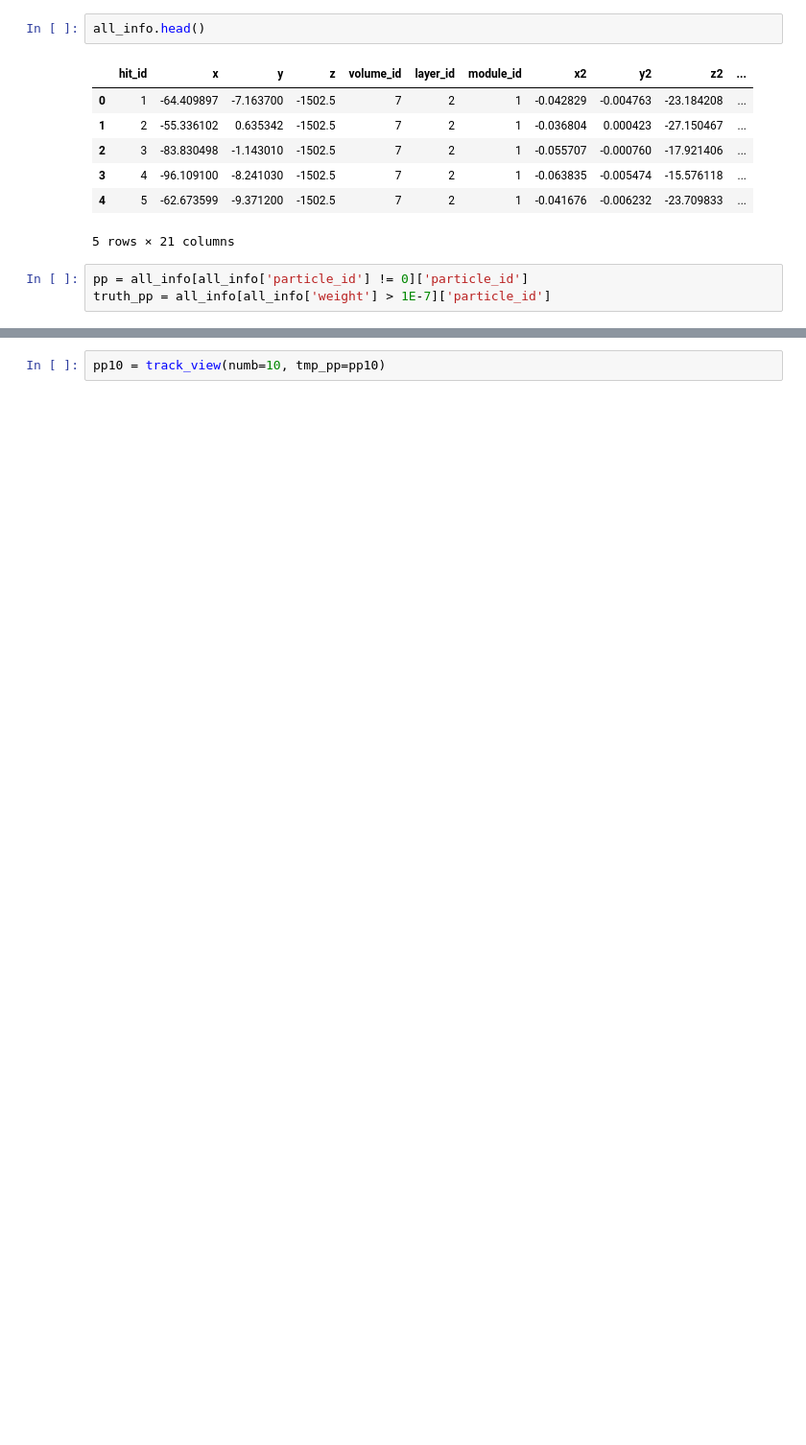
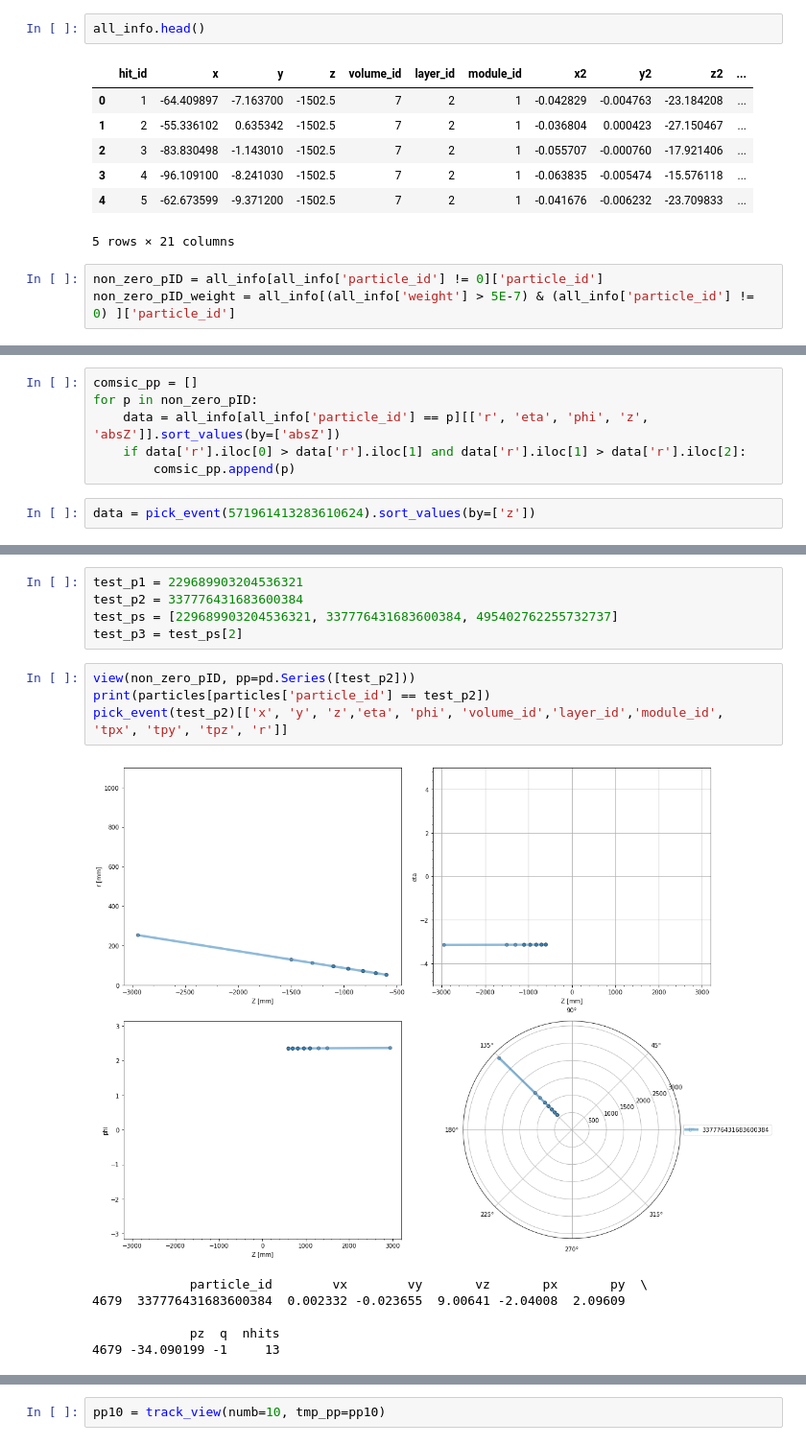
Before and after one commit to xju2/trackingML, a Jupyter notebook: simplePytorch.ipynb, the cells around one changed output, grey strips where cells are left out. Shown at 96% size. Saved outputs shown, nothing was run; the diff lists cells and outputs as text; blank space fills up the shorter version.

```diff
--- a/simplePytorch.ipynb
+++ b/simplePytorch.ipynb
@@ -109,5 +131,5 @@ all_info.head()
 | 4 | 5 | -62.673599 | -9.371200 | -1502.5 | 7 | 2 | 1 | -0.041676 | -0.006232 | -23.709833 | ... |
 5 rows × 21 columns
 # %%
-pp = all_info[all_info['particle_id'] != 0]['particle_id']
-truth_pp = all_info[all_info['weight'] > 1E-7]['particle_id']
+non_zero_pID = all_info[all_info['particle_id'] != 0]['particle_id']
+non_zero_pID_weight = all_info[(all_info['weight'] > 5E-7) & (all_info['particle_id'] != 0) ]['particle_id']
@@ -116,0 +140,8 @@ loc = plticker.MultipleLocator(base=200)
+# %%
+comsic_pp = []
+for p in non_zero_pID:
+    data = all_info[all_info['particle_id'] == p][['r', 'eta', 'phi', 'z', 'absZ']].sort_values(by=['absZ'])
+    if data['r'].iloc[0] > data['r'].iloc[1] and data['r'].iloc[1] > data['r'].iloc[2]:
+        comsic_pp.append(p)
+# %%
+data = pick_event(571961413283610624).sort_values(by=['z'])
@@ -159,0 +236,16 @@ def track_view(numb=10, tmp_pp=None):
+# %%
+test_p1 = 229689903204536321
+test_p2 = 337776431683600384
+test_ps = [229689903204536321, 337776431683600384, 495402762255732737]
+test_p3 = test_ps[2]
+# %%
+view(non_zero_pID, pp=pd.Series([test_p2]))
+print(particles[particles['particle_id'] == test_p2])
+pick_event(test_p2)[['x', 'y', 'z','eta', 'phi', 'volume_id','layer_id','module_id', 'tpx', 'tpy', 'tpz', 'r']]
+# %% [output]
+[figure, added]
+             particle_id        vx        vy       vz       px       py  \
+4679  337776431683600384  0.002332 -0.023655  9.00641 -2.04008  2.09609
+
+             pz  q  nhits
+4679 -34.090199 -1     13
```
Also changed, not shown: parts of 23 cells of this notebook.
